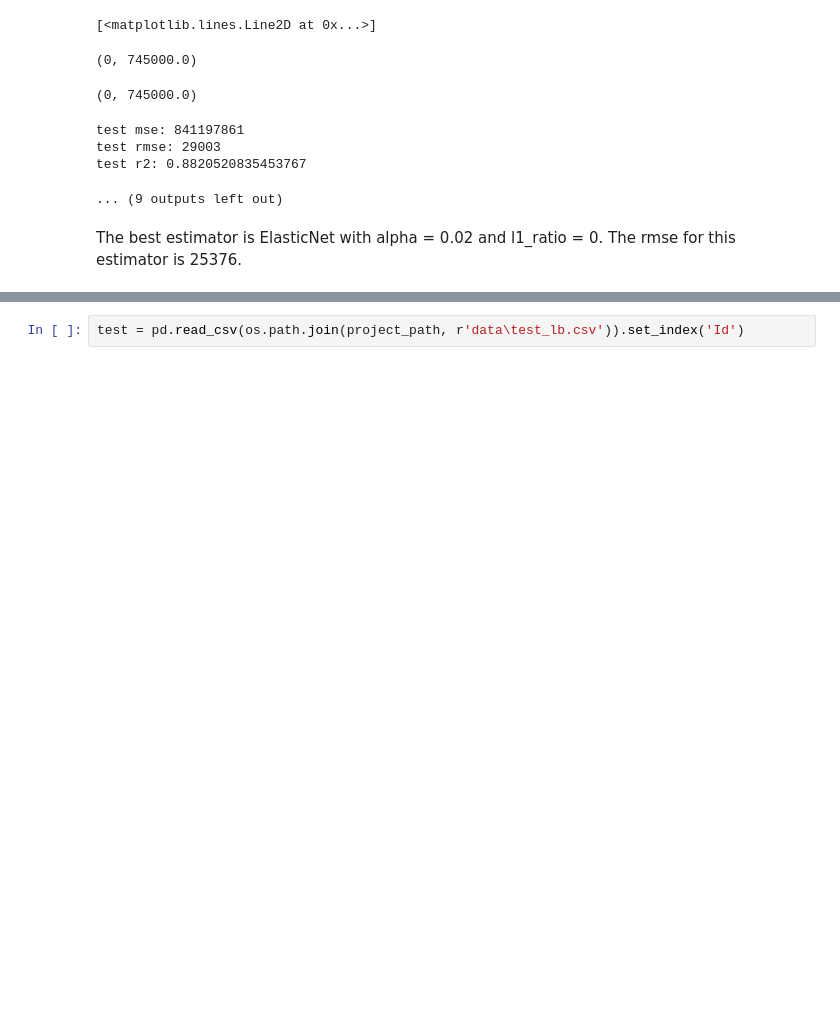
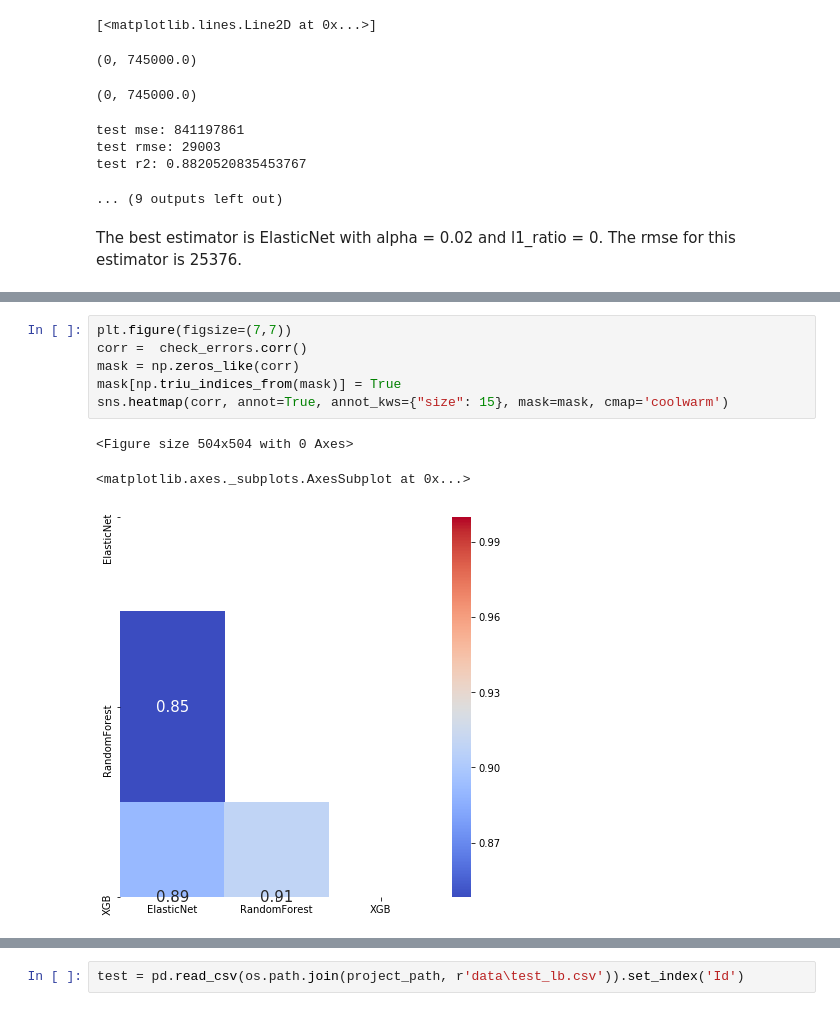
Before and after one commit to krischanas/HousePrices, a Jupyter notebook: notebooks/Models Building.ipynb, the cells around one changed output, grey strips where cells are left out. Saved outputs shown, nothing was run; the diff lists cells and outputs as text; blank space fills up the shorter version.

```diff
--- a/notebooks/Models Building.ipynb
+++ b/notebooks/Models Building.ipynb
@@ -197,0 +227,10 @@ The best estimator is ElasticNet with alpha = 0.02 and l1_ratio = 0. The rmse fo
+# %%
+plt.figure(figsize=(7,7))
+corr =  check_errors.corr()
+mask = np.zeros_like(corr)
+mask[np.triu_indices_from(mask)] = True
+sns.heatmap(corr, annot=True, annot_kws={"size": 15}, mask=mask, cmap='coolwarm')
+# %% [output]
+<Figure size 504x504 with 0 Axes>
+<matplotlib.axes._subplots.AxesSubplot at 0x...>
+[figure, added]
```
Also changed, not shown: parts of 10 cells of this notebook, 1 other file.
